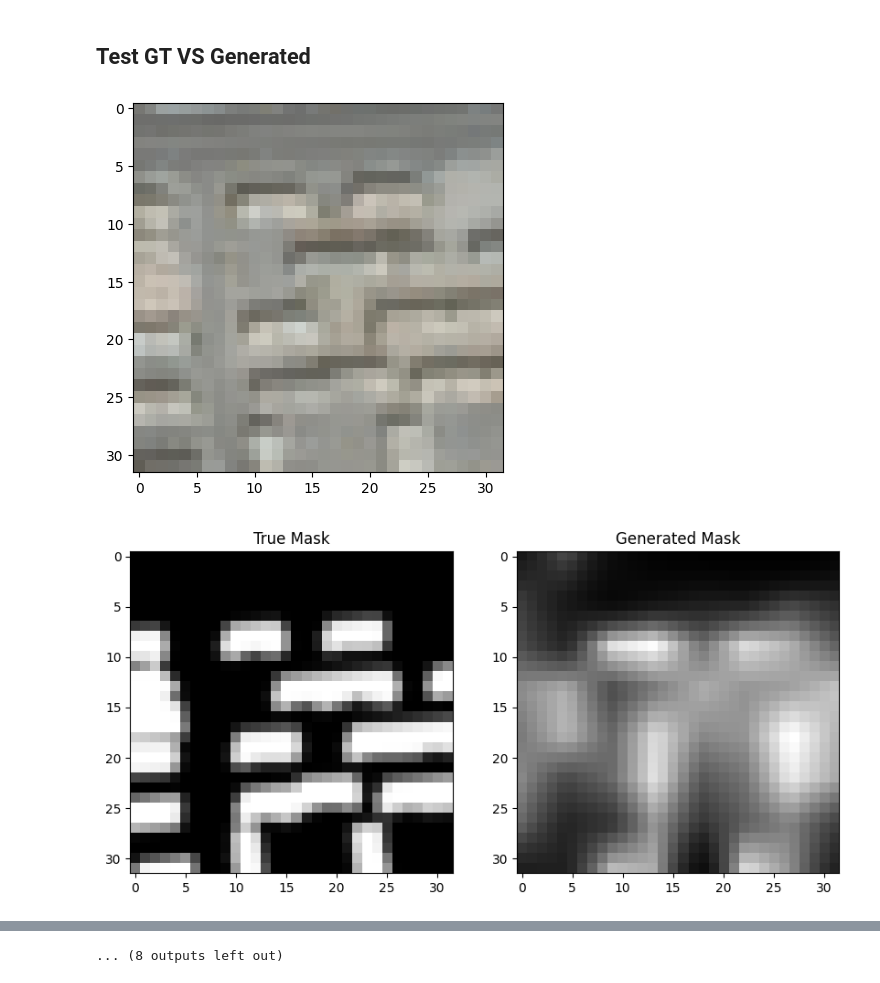
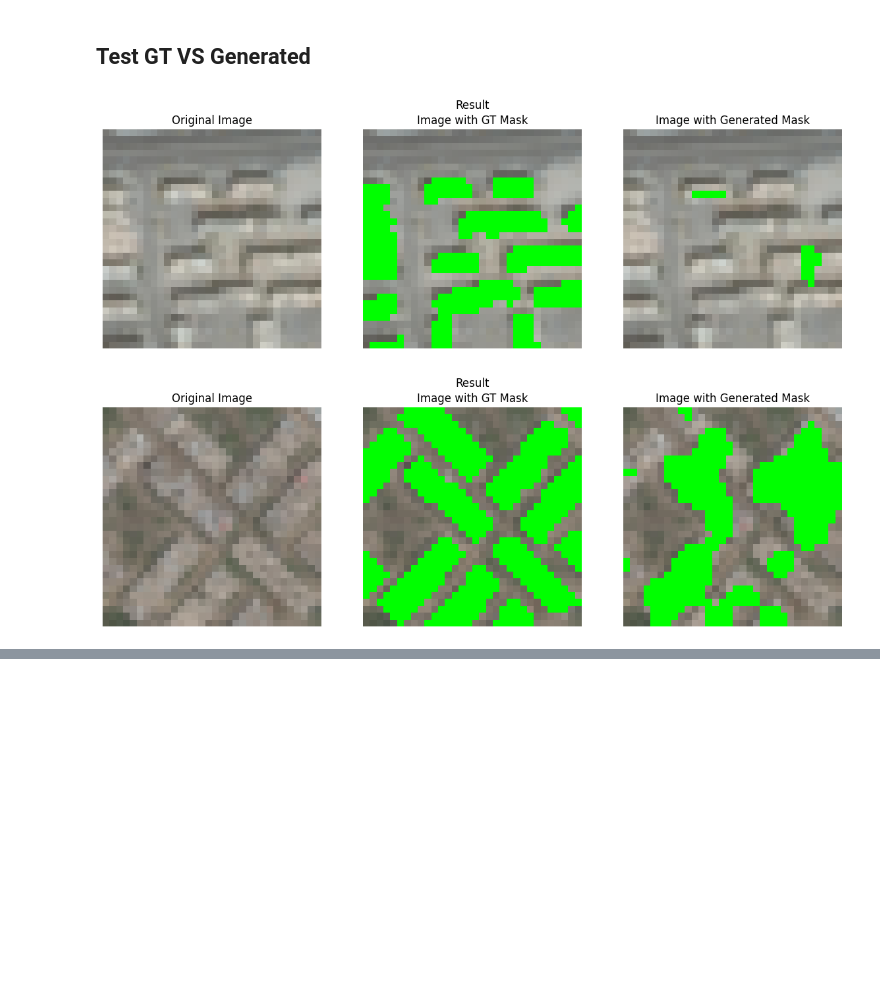
Before and after one commit to AlmajedA/satellite-image-segmentation, a Jupyter notebook: main.ipynb, the cells around one changed output, grey strips where cells are left out. Cells and saved outputs as stored; diff of their text form; code cells hidden in the pictures; blank space fills up the shorter version.

```diff
--- a/main.ipynb
+++ b/main.ipynb
@@ -327,31 +354,22 @@ Test Loss: 0.2876
 # %%
 test_batch = next(iter(test_dataloader))
 images = test_batch["images"][0:5]
 GT_masks = test_batch["masks"][0:5]
 generated_masks = model(test_batch["images"])[0:5]
 
 
 # Convert tensors to numpy arrays
 GT_masks_np = GT_masks.cpu().numpy()
 # outputs_np = torch.argmax(outputs, dim=1).cpu().numpy()
 generated_masks_np = generated_masks.cpu().detach().numpy()
 
+threshold = 0.5
 
 for i in range(len(images)):
 
-    # image_sample = images[i].permute(1, 2, 0).cpu().numpy()
-    # plt.imshow(image_sample)
-    # plt.show()
-    # plt.figure(figsize=(10, 5))
-    # plt.subplot(1, 2, 1)
-    # plt.title("True Mask")
-    # plt.imshow(GT_masks_np[i, 0], cmap='gray')
-    # plt.subplot(1, 2, 2)
-    # plt.title("Generated Mask")
-    # plt.imshow(generated_masks_np[i, 0], cmap='gray')
-    # plt.show()
-    overlay_image_mask(images[i], GT_masks_np[i, 0], "image & GT mask")
-    overlay_image_mask(images[i], generated_masks_np[i, 0], "image & generated mask")
+
+    generated_masks_np[i, 0] = generated_masks_np[i, 0] > threshold
+    overlay_image_mask(images[i], GT_masks_np[i, 0], "Result", threshold, generated_masks_np[i, 0])
 # %% [output]
-[figure, old version]
+[figure, new version]
-[figure, old version]
+[figure, new version]
@@ -368 +378,0 @@ for i in range(len(images)):
-... (8 outputs left out)
```
Also changed, not shown: parts of 2 cells of this notebook.
